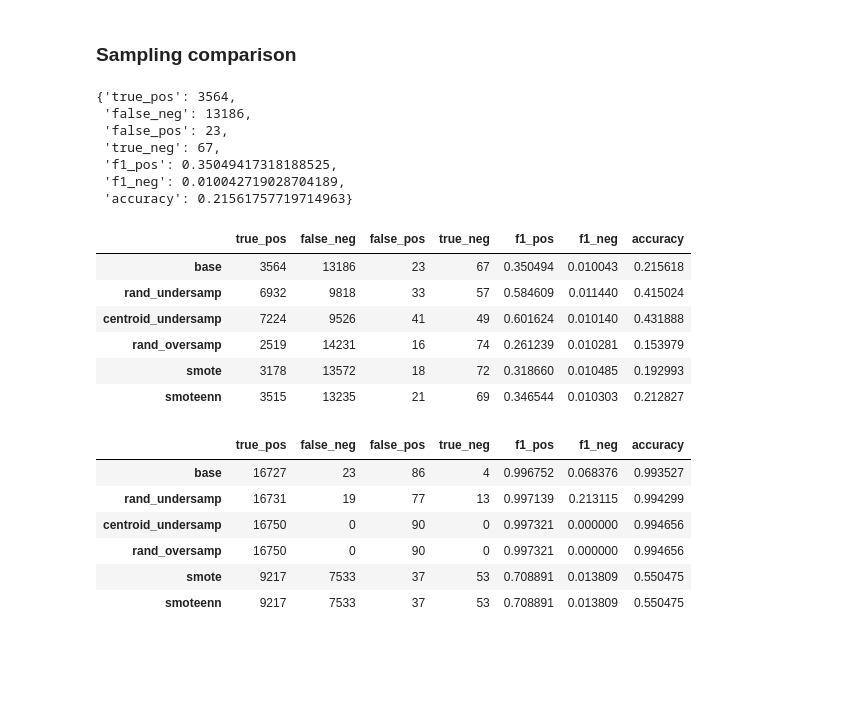
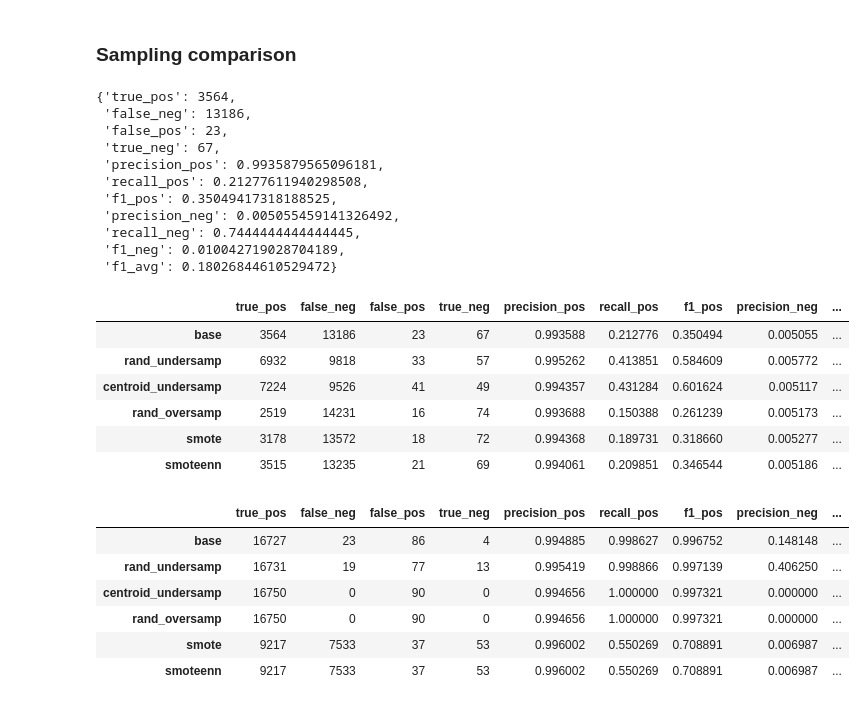
Before and after one commit to tri-bui/sandbox-ml, a Jupyter notebook: lt-credit-risk/credit_risk.ipynb, the cells around one changed output. Cells and saved outputs as stored; diff of their text form; code cells hidden in the pictures; blank space fills up the shorter version.

Commit message:
Update vals for custom clf_report

```diff
--- a/lt-credit-risk/credit_risk.ipynb
+++ b/lt-credit-risk/credit_risk.ipynb
@@ -678,8 +678,9 @@ def clf_report(y_true, y_pred):
     """
     Using the confusion matrix and classification report, create a custom classification report
     with the following values: true positives, false negatives, false positives, true negatives,
-    F1 score for positive class, F1 score for negative class, accuracy. In this case, the positive
-    class is the 0 label (low risk) and the negative class is the 1 label (high risk).
+    and the macro average F1 score, as well as the precision, recall, and F1 score for both classes.
+    In this case, the positive class is labeled 0 (low risk) and the negative class is labeled 1
+    (high risk).
 
     Parameters
     ----------
@@ -691,8 +692,7 @@ def clf_report(y_true, y_pred):
     Returns
     -------
     Dict
-        Custom classification report with the true positives, false negatives, false positives,
-        true negatives, F1 score for positive class, F1 score for negative class, accuracy
+        Custom classification report with the 11 listed values
     """
 
     # Confusion matrix and classification report
@@ -701,10 +701,14 @@ def clf_report(y_true, y_pred):
 
     # Report values: true 0, false 1, false 0, true 1, F1 for 0, F1 for 1, accuracy
     report = confusion_mat.ravel().tolist()
-    report.extend([clf_rep['0']['f1-score'], clf_rep['1']['f1-score'], clf_rep['accuracy']])
+    report.extend([clf_rep['0']['precision'], clf_rep['0']['recall'], clf_rep['0']['f1-score'],
+                   clf_rep['1']['precision'], clf_rep['1']['recall'], clf_rep['1']['f1-score'],
+                   clf_rep['macro avg']['f1-score']])
 
     # Add report keys
-    keys = ['true_pos', 'false_neg', 'false_pos', 'true_neg', 'f1_pos', 'f1_neg', 'accuracy']
+    keys = ['true_pos', 'false_neg', 'false_pos', 'true_neg',
+            'precision_pos', 'recall_pos', 'f1_pos',
+            'precision_neg', 'recall_neg', 'f1_neg', 'f1_avg']
     report = dict(zip(keys, report))
     return report
 
@@ -716,9 +720,13 @@ clf_report(y_val, lr_val_pred)
  'false_neg': 13186,
  'false_pos': 23,
  'true_neg': 67,
+ 'precision_pos': 0.9935879565096181,
+ 'recall_pos': 0.21277611940298508,
  'f1_pos': 0.35049417318188525,
+ 'precision_neg': 0.005055459141326492,
+ 'recall_neg': 0.7444444444444445,
  'f1_neg': 0.010042719028704189,
- 'accuracy': 0.21561757719714963}
+ 'f1_avg': 0.18026844610529472}
 # %%
 # Logistic regression comparison
 trials = ['base', 'rand_undersamp', 'centroid_undersamp', 'rand_oversamp', 'smote', 'smoteenn']
@@ -727,24 +735,25 @@ lr_reports = [clf_report(y_val, y_pred) for y_pred in lr_preds]
 lr_reports_df = pd.DataFrame(lr_reports, index=trials)
 lr_reports_df
 # %% [output]
-|  | true_pos | false_neg | false_pos | true_neg | f1_pos | f1_neg | accuracy |
-| base | 3564 | 13186 | 23 | 67 | 0.350494 | 0.010043 | 0.215618 |
-| rand_undersamp | 6932 | 9818 | 33 | 57 | 0.584609 | 0.011440 | 0.415024 |
-| centroid_undersamp | 7224 | 9526 | 41 | 49 | 0.601624 | 0.010140 | 0.431888 |
-| rand_oversamp | 2519 | 14231 | 16 | 74 | 0.261239 | 0.010281 | 0.153979 |
-| smote | 3178 | 13572 | 18 | 72 | 0.318660 | 0.010485 | 0.192993 |
-| smoteenn | 3515 | 13235 | 21 | 69 | 0.346544 | 0.010303 | 0.212827 |
+|  | true_pos | false_neg | false_pos | true_neg | precision_pos | recall_pos | f1_pos | precision_neg | ... |
+| base | 3564 | 13186 | 23 | 67 | 0.993588 | 0.212776 | 0.350494 | 0.005055 | ... |
+| rand_undersamp | 6932 | 9818 | 33 | 57 | 0.995262 | 0.413851 | 0.584609 | 0.005772 | ... |
+| centroid_undersamp | 7224 | 9526 | 41 | 49 | 0.994357 | 0.431284 | 0.601624 | 0.005117 | ... |
+| rand_oversamp | 2519 | 14231 | 16 | 74 | 0.993688 | 0.150388 | 0.261239 | 0.005173 | ... |
+| smote | 3178 | 13572 | 18 | 72 | 0.994368 | 0.189731 | 0.318660 | 0.005277 | ... |
+| smoteenn | 3515 | 13235 | 21 | 69 | 0.994061 | 0.209851 | 0.346544 | 0.005186 | ... |
 # %%
 # Decision tree comparison
-tree_preds = [tree_val_pred, tree_rus_val_pred, tree_ccu_val_pred, tree_ros_val_pred, tree_smo_val_pred, tree_sen_val_pred]
+tree_preds = [tree_val_pred, tree_rus_val_pred, tree_ccu_val_pred,
+              tree_ros_val_pred, tree_smo_val_pred, tree_sen_val_pred]
 tree_reports = [clf_report(y_val, y_pred) for y_pred in tree_preds]
 tree_reports_df = pd.DataFrame(tree_reports, index=trials)
 tree_reports_df
 # %% [output]
-|  | true_pos | false_neg | false_pos | true_neg | f1_pos | f1_neg | accuracy |
-| base | 16727 | 23 | 86 | 4 | 0.996752 | 0.068376 | 0.993527 |
-| rand_undersamp | 16731 | 19 | 77 | 13 | 0.997139 | 0.213115 | 0.994299 |
-| centroid_undersamp | 16750 | 0 | 90 | 0 | 0.997321 | 0.000000 | 0.994656 |
-| rand_oversamp | 16750 | 0 | 90 | 0 | 0.997321 | 0.000000 | 0.994656 |
-| smote | 9217 | 7533 | 37 | 53 | 0.708891 | 0.013809 | 0.550475 |
-| smoteenn | 9217 | 7533 | 37 | 53 | 0.708891 | 0.013809 | 0.550475 |
+|  | true_pos | false_neg | false_pos | true_neg | precision_pos | recall_pos | f1_pos | precision_neg | ... |
+| base | 16727 | 23 | 86 | 4 | 0.994885 | 0.998627 | 0.996752 | 0.148148 | ... |
+| rand_undersamp | 16731 | 19 | 77 | 13 | 0.995419 | 0.998866 | 0.997139 | 0.406250 | ... |
+| centroid_undersamp | 16750 | 0 | 90 | 0 | 0.994656 | 1.000000 | 0.997321 | 0.000000 | ... |
+| rand_oversamp | 16750 | 0 | 90 | 0 | 0.994656 | 1.000000 | 0.997321 | 0.000000 | ... |
+| smote | 9217 | 7533 | 37 | 53 | 0.996002 | 0.550269 | 0.708891 | 0.006987 | ... |
+| smoteenn | 9217 | 7533 | 37 | 53 | 0.996002 | 0.550269 | 0.708891 | 0.006987 | ... |
```
